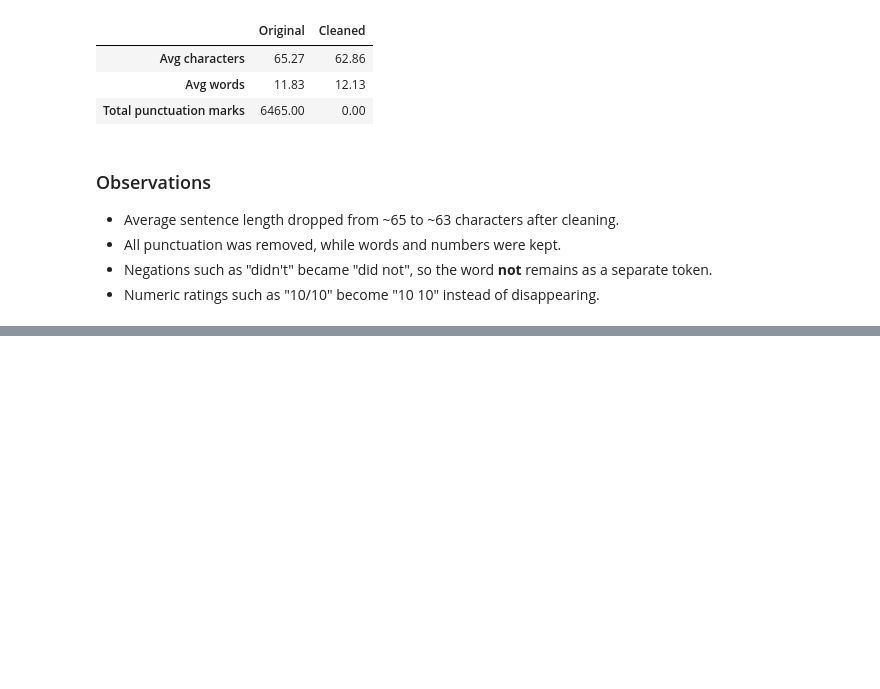
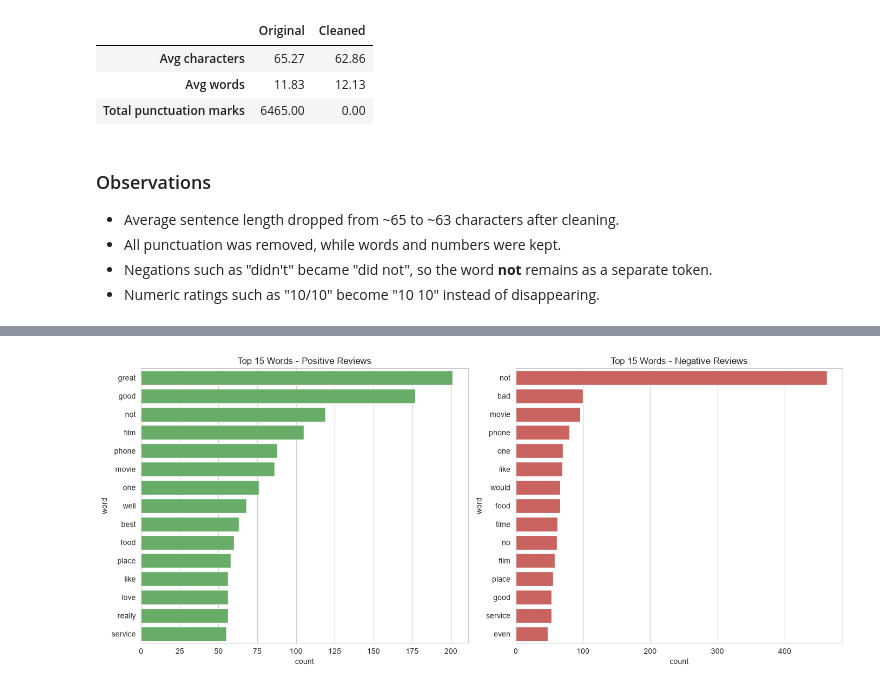
Before and after one commit to RavinduBatawala/Sentiment-Analysis-Using-Traditional-Machine-Learning, a Jupyter notebook: notebooks/lab1_sentiment.ipynb, the cells around one changed output, grey strips where cells are left out. Cells and saved outputs as stored; diff of their text form; code cells hidden in the pictures; blank space fills up the shorter version.

```diff
--- a/notebooks/lab1_sentiment.ipynb
+++ b/notebooks/lab1_sentiment.ipynb
@@ -154,0 +164,8 @@ stats.round(2)
+# %%
+print("POSITIVE examples:")
+for t in df[df["label"] == 1]["text"].sample(5, random_state=1):
+    print("  +", t.strip())
+
+print("\nNEGATIVE examples:")
+for t in df[df["label"] == 0]["text"].sample(5, random_state=1):
+    print("  -", t.strip())
@@ -154,0 +225,18 @@ stats.round(2)
+# %%
+def get_top_words(texts, n=15):
+    words = [w for t in texts for w in t.split()
+             if w not in stop_words and len(w) > 1]
+    return pd.DataFrame(Counter(words).most_common(n), columns=["word", "count"])
+
+top_pos = get_top_words(df[df["label"] == 1]["clean_text"])
+top_neg = get_top_words(df[df["label"] == 0]["clean_text"])
+
+fig, axes = plt.subplots(1, 2, figsize=(14, 6))
+sns.barplot(data=top_pos, x="count", y="word", color=COLORS[1], ax=axes[0])
+axes[0].set_title("Top 15 Words - Positive Reviews")
+sns.barplot(data=top_neg, x="count", y="word", color=COLORS[0], ax=axes[1])
+axes[1].set_title("Top 15 Words - Negative Reviews")
+plt.tight_layout()
+plt.show()
+# %% [output]
+[figure, added]
```
Also changed, not shown: parts of 15 cells of this notebook.
